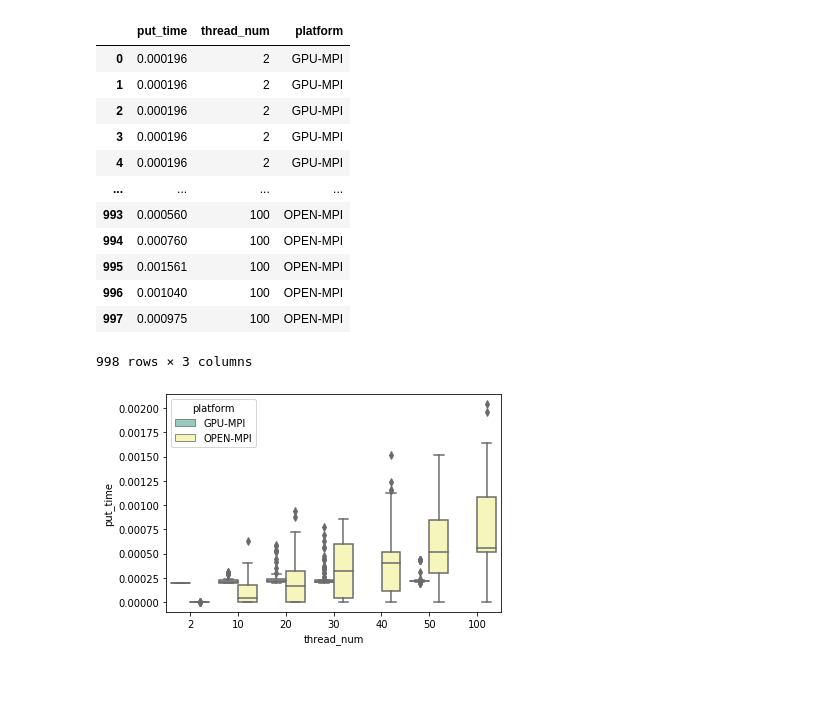
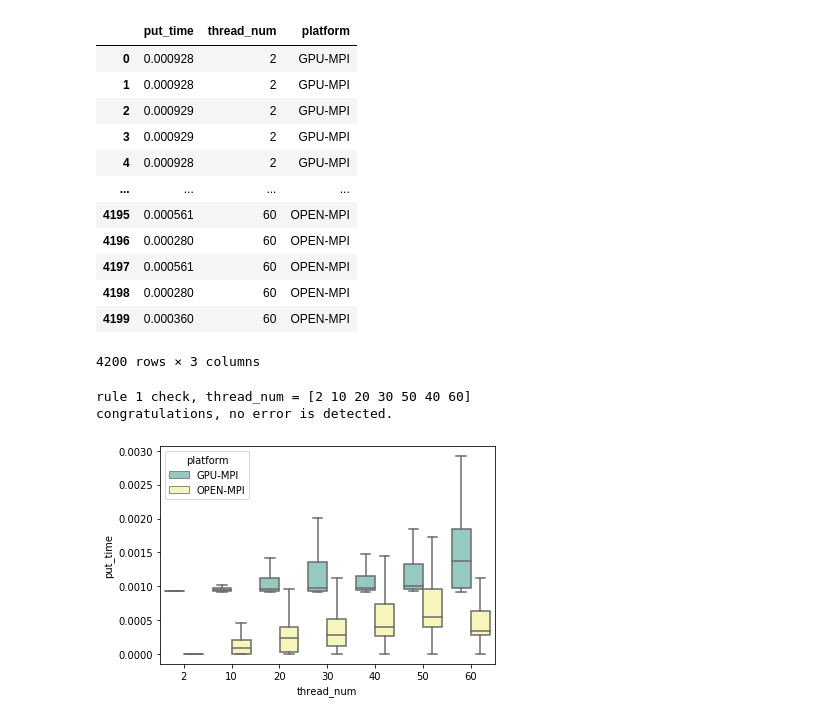
Before and after one commit to sinoyou/DPHPC-ETHZ-AS21-Visualization, a Jupyter notebook: DPHPC_ETHZ_AS21_Data_Visualization.ipynb, the cells around one changed output. Saved outputs shown, nothing was run; the diff lists cells and outputs as text; code cells hidden in the pictures; blank space fills up the shorter version.

```diff
--- a/DPHPC_ETHZ_AS21_Data_Visualization.ipynb
+++ b/DPHPC_ETHZ_AS21_Data_Visualization.ipynb
@@ -56,25 +76,31 @@ def raw_data_to_dataframe(gpu_data_path, cpu_data_path):
 # %%
 # read data
-data_path_gpu = 'res_put_benchmark_cuda.txt'
-data_path_cpu = 'res_put_benchmark_cpu.txt'
+data_path_gpu = 'benchmark_121_put_active_cuda_640_100_300.txt'
+data_path_cpu = 'benchmark_121_put_active_cpu_640_100_300.txt'
 thread_time_data = raw_data_to_dataframe(data_path_gpu, data_path_cpu)
 # %%
 thread_time_data
 # %% [output]
 |  | put_time | thread_num | platform |
-| 0 | 0.000196 | 2 | GPU-MPI |
-| 1 | 0.000196 | 2 | GPU-MPI |
-| 2 | 0.000196 | 2 | GPU-MPI |
-| 3 | 0.000196 | 2 | GPU-MPI |
-| 4 | 0.000196 | 2 | GPU-MPI |
+| 0 | 0.000928 | 2 | GPU-MPI |
+| 1 | 0.000928 | 2 | GPU-MPI |
+| 2 | 0.000929 | 2 | GPU-MPI |
+| 3 | 0.000929 | 2 | GPU-MPI |
+| 4 | 0.000928 | 2 | GPU-MPI |
 | ... | ... | ... | ... |
-| 993 | 0.000560 | 100 | OPEN-MPI |
-| 994 | 0.000760 | 100 | OPEN-MPI |
-| 995 | 0.001561 | 100 | OPEN-MPI |
-| 996 | 0.001040 | 100 | OPEN-MPI |
-| 997 | 0.000975 | 100 | OPEN-MPI |
+| 4195 | 0.000561 | 60 | OPEN-MPI |
+| 4196 | 0.000280 | 60 | OPEN-MPI |
+| 4197 | 0.000561 | 60 | OPEN-MPI |
+| 4198 | 0.000280 | 60 | OPEN-MPI |
+| 4199 | 0.000360 | 60 | OPEN-MPI |
-998 rows × 3 columns
+4200 rows × 3 columns
+# %%
+data_validity_check(thread_time_data)
+# %% [output]
+rule 1 check, thread_num = [2 10 20 30 50 40 60]
+congratulations, no error is detected.
 # %%
-ax = sns.boxplot(x="thread_num", y="put_time", hue='platform', data=thread_time_data, palette="Set3", whis=1.5, showfliers=True)
+# general box plot
+ax = sns.boxplot(x="thread_num", y="put_time", hue='platform', data=thread_time_data, palette="Set3", showfliers=False, whis=1.5)
 # %% [output]
-[figure, old version]
+[figure, new version]
```
Also changed, not shown: parts of 7 cells of this notebook.
